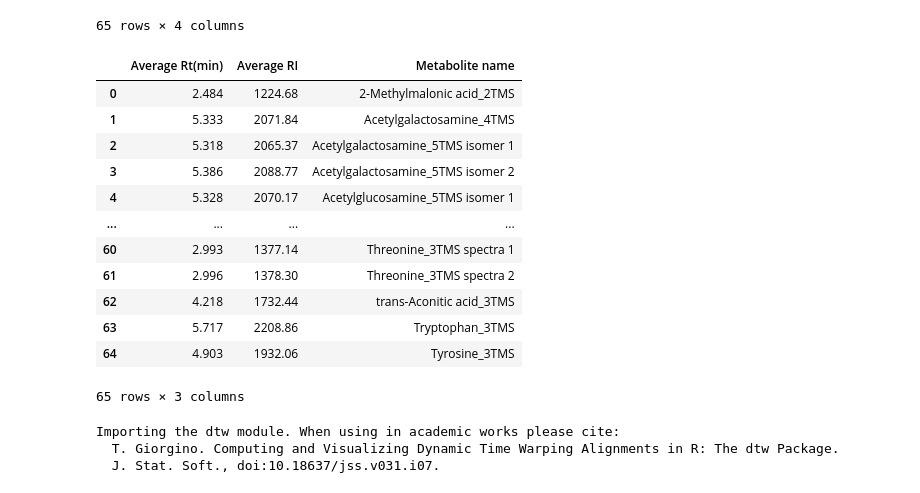
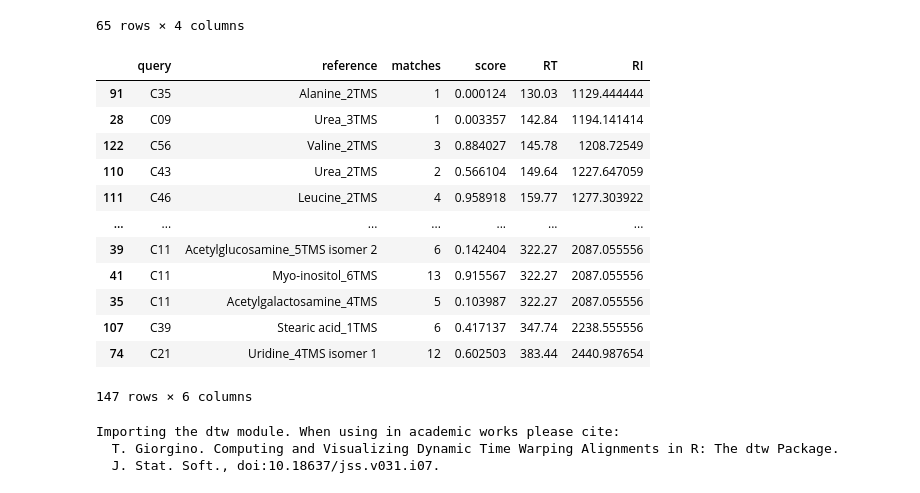
Before and after one commit to michal-stary/missing-peaks-prediction, a Jupyter notebook: real_pipeline_test/align_measured_ground.ipynb, the cells around one changed output. Cells and saved outputs as stored; diff of their text form; code cells hidden in the pictures.

```diff
--- a/real_pipeline_test/align_measured_ground.ipynb
+++ b/real_pipeline_test/align_measured_ground.ipynb
@@ -58,22 +86,22 @@ ground
 | 37 | 8.709 | 3529.40 | Maltotriose_11TMS isomer 1 | 522.54 |
 | 38 | 8.851 | 3576.89 | Maltotriose_11TMS isomer 2 | 531.06 |
 65 rows × 4 columns
-# %%
-ground
-# %% [output]
-|  | Average Rt(min) | Average RI | Metabolite name |
-| 0 | 2.484 | 1224.68 | 2-Methylmalonic acid_2TMS |
-| 1 | 5.333 | 2071.84 | Acetylgalactosamine_4TMS |
-| 2 | 5.318 | 2065.37 | Acetylgalactosamine_5TMS isomer 1 |
-| 3 | 5.386 | 2088.77 | Acetylgalactosamine_5TMS isomer 2 |
-| 4 | 5.328 | 2070.17 | Acetylglucosamine_5TMS isomer 1 |
-| ... | ... | ... | ... |
-| 60 | 2.993 | 1377.14 | Threonine_3TMS spectra 1 |
-| 61 | 2.996 | 1378.30 | Threonine_3TMS spectra 2 |
-| 62 | 4.218 | 1732.44 | trans-Aconitic acid_3TMS |
-| 63 | 5.717 | 2208.86 | Tryptophan_3TMS |
-| 64 | 4.903 | 1932.06 | Tyrosine_3TMS |
-65 rows × 3 columns
+# %%
+matches
+# %% [output]
+|  | query | reference | matches | score | RT | RI |
+| 91 | C35 | Alanine_2TMS | 1 | 0.000124 | 130.03 | 1129.444444 |
+| 28 | C09 | Urea_3TMS | 1 | 0.003357 | 142.84 | 1194.141414 |
+| 122 | C56 | Valine_2TMS | 3 | 0.884027 | 145.78 | 1208.72549 |
+| 110 | C43 | Urea_2TMS | 2 | 0.566104 | 149.64 | 1227.647059 |
+| 111 | C46 | Leucine_2TMS | 4 | 0.958918 | 159.77 | 1277.303922 |
+| ... | ... | ... | ... | ... | ... | ... |
+| 39 | C11 | Acetylglucosamine_5TMS isomer 2 | 6 | 0.142404 | 322.27 | 2087.055556 |
+| 41 | C11 | Myo-inositol_6TMS | 13 | 0.915567 | 322.27 | 2087.055556 |
+| 35 | C11 | Acetylgalactosamine_4TMS | 5 | 0.103987 | 322.27 | 2087.055556 |
+| 107 | C39 | Stearic acid_1TMS | 6 | 0.417137 | 347.74 | 2238.555556 |
+| 74 | C21 | Uridine_4TMS isomer 1 | 12 | 0.602503 | 383.44 | 2440.987654 |
+147 rows × 6 columns
 # %%
 from dtw import *
 alignment = dtw(query, template, keep_internals=True)
```
Also changed, not shown: parts of 8 cells of this notebook.
